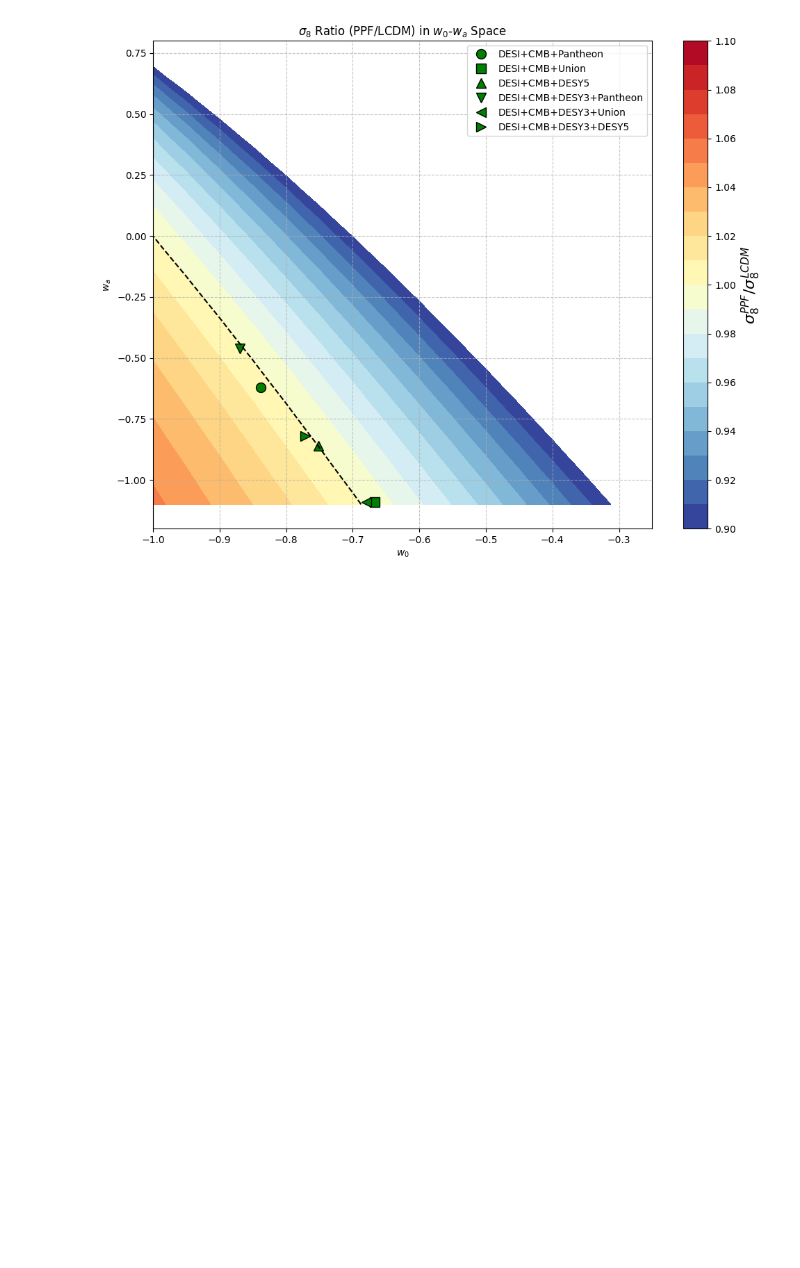
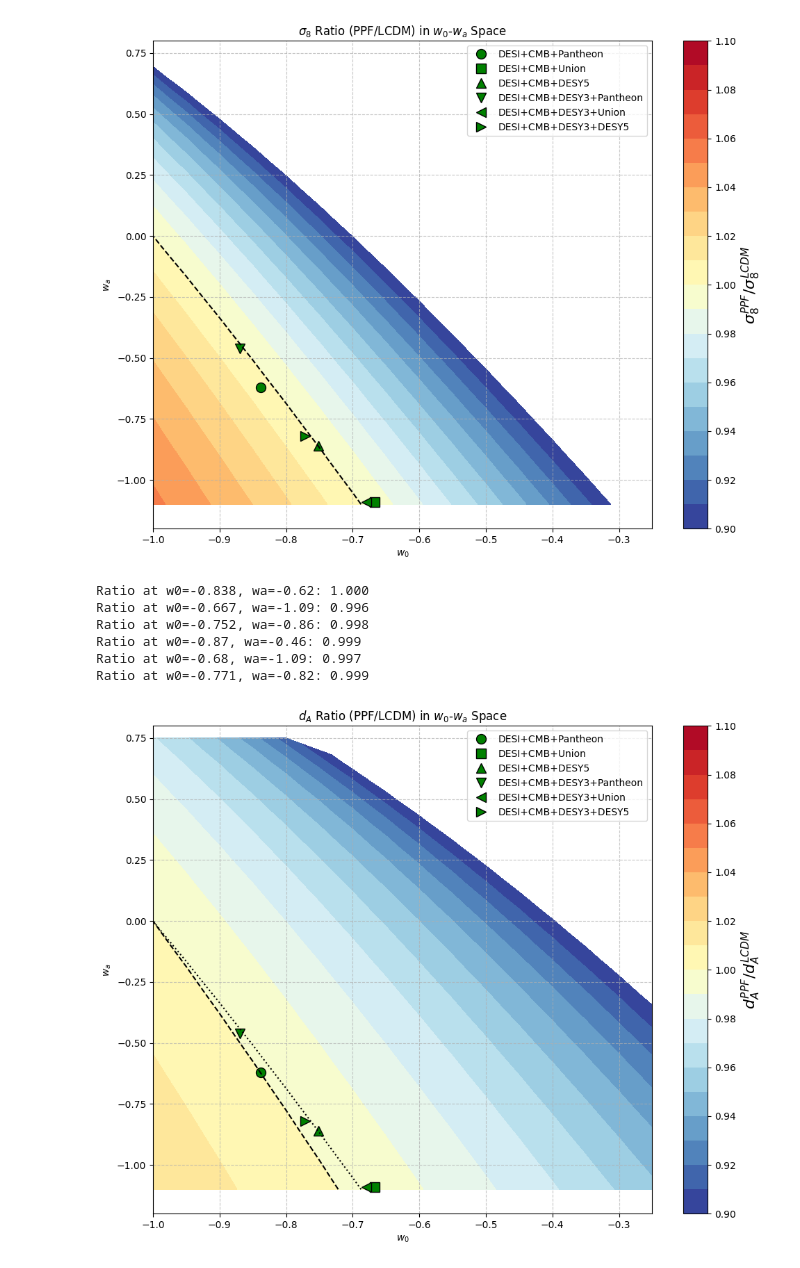
Before and after one commit to santiagocasas/clapp, a Jupyter notebook: notebooks/cosmology_validation.ipynb, the cells around one changed output. Drawn from its saved outputs; the diff is of its cells as text; code cells hidden in the pictures; blank space fills up the shorter version.

```diff
--- a/notebooks/cosmology_validation.ipynb
+++ b/notebooks/cosmology_validation.ipynb
@@ -732,12 +732,14 @@ def setup_cosmo(w0, wa, Omega_m=0.3191, omega_b=0.02218, m_ncdm=0.06):
     cosmo = Class()
     cosmo.set({
         'Omega_m': Omega_m,
-        'Omega_b': omega_b,
+        'omega_b': omega_b,
         'A_s': 2.105e-9,
         'h': 0.6674,
+        'tau_reio' : 0.0543,
+        'N_ur': 2.0328,
         'N_ncdm': 1,  # Number of non-cold dark matter species
         'm_ncdm': m_ncdm,  # Mass of the non-cold dark matter species in eV
-        'Omega_ncdm': 0.001,  # Example density parameter for NCDM
+        #'Omega_ncdm': 0.001,  # Example density parameter for NCDM
         'w0_fld': w0,
         'wa_fld': wa,
         'output': 'mPk',  # Output matter power spectrum
@@ -905,3 +941,65 @@ Ratio at w0=-0.87, wa=-0.46: 1.001
 Ratio at w0=-0.68, wa=-1.09: 0.998
 Ratio at w0=-0.771, wa=-0.82: 1.002
 [figure]
+# %%
+# Create the contour plot
+plt.figure(figsize=(10, 8))
+
+vmin = 0.9
+vmax = 1.1
+
+# Create contour plot
+levels = np.linspace(vmin, vmax, 21)  # Adjust range as needed
+contour = plt.contourf(w0_grid, wa_grid, dA_ratios, levels=levels, cmap='RdYlBu_r')
+
+# Add colorbar
+cbar = plt.colorbar(contour)
+cbar.set_label('$d_A^{PPF}/d_A^{LCDM}$', rotation=90, fontsize=16)
+
+# Create 11 ticks including 0.9, 1.0, and 1.1
+ticks = np.linspace(vmin, vmax, 11)  # This will include 0.9, 0.92, 0.94, ..., 1.0, ..., 1.08, 1.1
+cbar.set_ticks(ticks)
+cbar.set_ticklabels([f'{tick:.2f}' for tick in ticks])
+
+# Mark your specific point from the original code
+markers = ['o', 's', '^', 'v', '<', '>', 'D', 'p', 'h', '*']
+w0_desi = [-0.838,-0.667,-0.752, -0.870, -0.68,-0.771]
+wa_desi = [-0.62, -1.09, -0.86, -0.46, -1.09, -0.82]
+dataset=['DESI+CMB+Pantheon', 'DESI+CMB+Union',
+         'DESI+CMB+DESY5',
+         'DESI+CMB+DESY3+Pantheon', 'DESI+CMB+DESY3+Union',
+         'DESI+CMB+DESY3+DESY5']
+for ii in range(len(w0_desi)):
+    PPF_desi = setup_cosmo(w0_desi[ii], wa_desi[ii])
+    dA_PPF_desi = PPF_desi.angular_distance(1089)
+    # Print the ratio at your specific point
+    specific_point_ratio = dA_PPF_desi / dA_LCDM
+    print(f"Ratio at w0={w0_desi[ii]}, wa={wa_desi[ii]}: {specific_point_ratio:.3f}")
+    plt.plot(w0_desi[ii], wa_desi[ii], markers[ii],
+             #fillstyle='red',
+             mec='k', mfc='green',
+             color='k', markersize=10, label=dataset[ii])
+
+# Add contour line for ratio = 1
+plt.contour(w0_grid, wa_grid, dA_ratios, levels=[1.0], colors='k', linestyles='dashed')
+plt.contour(w0_grid, wa_grid, sigma8_ratios, levels=[1.0], colors='k', linestyles='dotted')
+
+# Customize plot
+plt.xlabel('$w_0$')
+plt.ylabel('$w_a$')
+plt.ylim(-1.2, 0.8)
+plt.title('$d_A$ Ratio (PPF/LCDM) in $w_0$-$w_a$ Space')
+plt.legend()
+plt.grid(True, linestyle='--', alpha=0.7)
+
+# Show the plot
+plt.tight_layout()
+plt.show()
+# %% [output]
+Ratio at w0=-0.838, wa=-0.62: 1.000
+Ratio at w0=-0.667, wa=-1.09: 0.996
+Ratio at w0=-0.752, wa=-0.86: 0.998
+Ratio at w0=-0.87, wa=-0.46: 0.999
+Ratio at w0=-0.68, wa=-1.09: 0.997
+Ratio at w0=-0.771, wa=-0.82: 0.999
+[figure, added]
```
Also changed, not shown: parts of 7 cells of this notebook, 7 other files.
